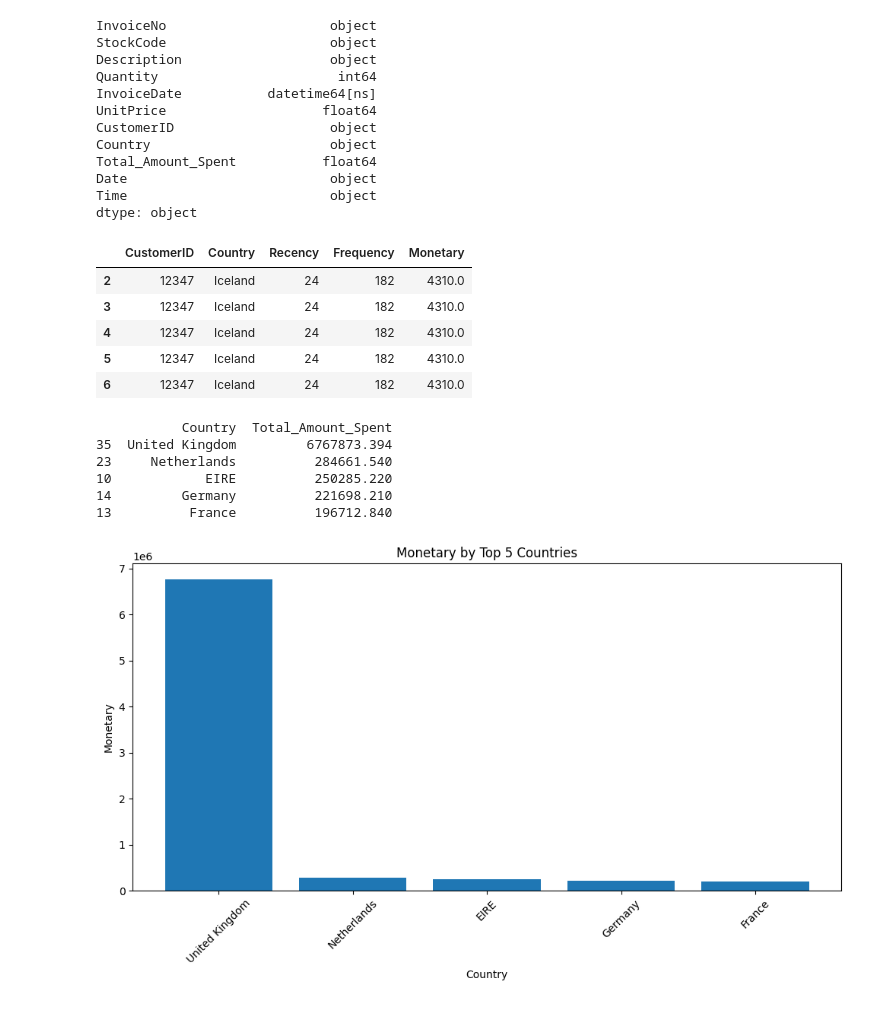
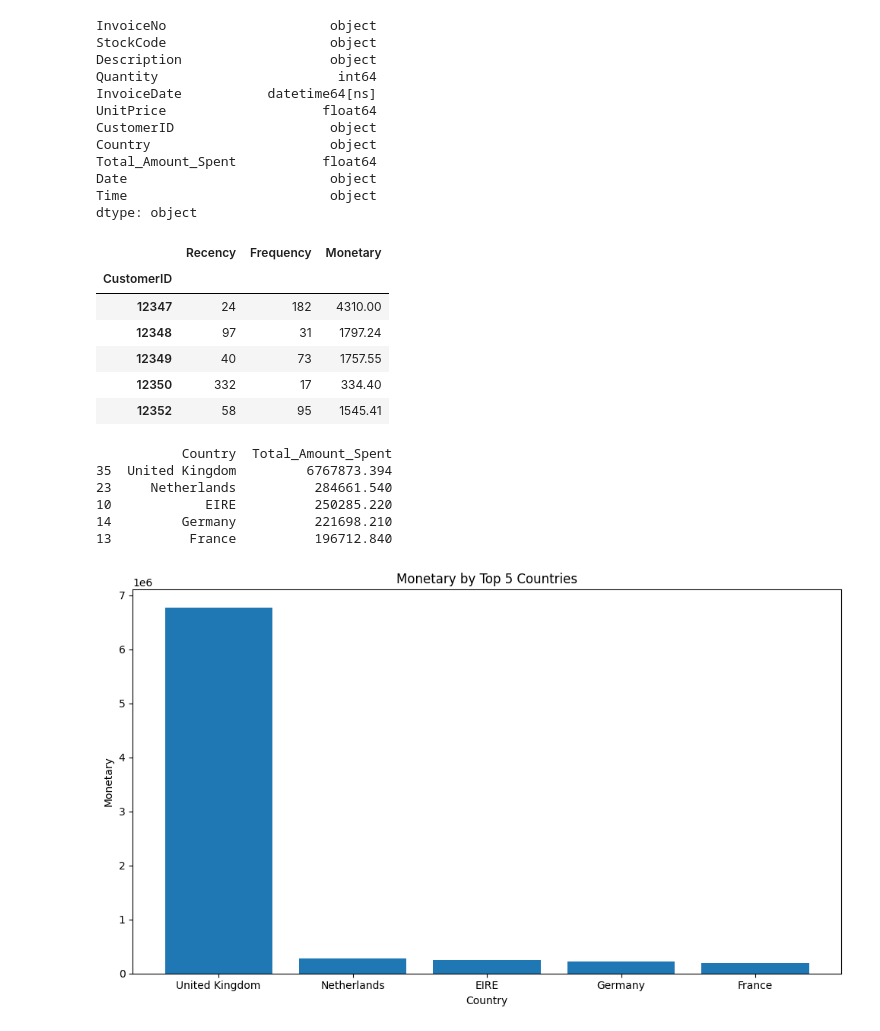
Before and after one commit to rhycha/ecommerce-transaction-data-analysis, a Jupyter notebook: app/src/code.ipynb, the cells around one changed output. Saved outputs shown, nothing was run; the diff lists cells and outputs as text; code cells hidden in the pictures.

Commit message:
Monetary_Product

```diff
--- a/app/src/code.ipynb
+++ b/app/src/code.ipynb
@@ -51,10 +53,6 @@ rfm_dataset.rename(columns = {
     inplace = True
 )
 
-
-rfm_dataset = rfm_dataset.merge(df_selected[['CustomerID', 'Country']], on='CustomerID', how='left')
-rfm_dataset = rfm_dataset[["CustomerID", 'Country', 'Recency', 'Frequency', 'Monetary']]
-
 # Filter rows with Monetary variable value not equal to 0
 rfm_dataset = rfm_dataset[rfm_dataset['Monetary'] != 0]
 
@@ -73,39 +71,38 @@ Total_Amount_Spent           float64
 Date                          object
 Time                          object
 dtype: object
-|  | CustomerID | Country | Recency | Frequency | Monetary |
-| 2 | 12347 | Iceland | 24 | 182 | 4310.0 |
-| 3 | 12347 | Iceland | 24 | 182 | 4310.0 |
-| 4 | 12347 | Iceland | 24 | 182 | 4310.0 |
-| 5 | 12347 | Iceland | 24 | 182 | 4310.0 |
-| 6 | 12347 | Iceland | 24 | 182 | 4310.0 |
+|  | Recency | Frequency | Monetary |
+| CustomerID |  |  |  |
+| 12347 | 24 | 182 | 4310.00 |
+| 12348 | 97 | 31 | 1797.24 |
+| 12349 | 40 | 73 | 1757.55 |
+| 12350 | 332 | 17 | 334.40 |
+| 12352 | 58 | 95 | 1545.41 |
 # %%
-import matplotlib.pyplot as plt
-
 Monetary_Country = df_selected[['Country', 'Total_Amount_Spent']]
 
 Monetary_Country= Monetary_Country.groupby('Country')['Total_Amount_Spent'].sum().reset_index()
 
 Monetary_Country = Monetary_Country.sort_values(by='Total_Amount_Spent', ascending=False)
 
 Monetary_Country = Monetary_Country.head(5)
 
 print(Monetary_Country)
 
 # Plot the graph
 plt.figure(figsize=(10, 6))
 plt.bar(Monetary_Country['Country'], Monetary_Country['Total_Amount_Spent'])
 plt.xlabel('Country')
 plt.ylabel('Monetary')
 plt.title('Monetary by Top 5 Countries')
-plt.xticks(rotation=45)
+plt.xticks(rotation=0)
 plt.tight_layout()
 plt.show()
 # %% [output]
            Country  Total_Amount_Spent
 35  United Kingdom         6767873.394
 23     Netherlands          284661.540
 10            EIRE          250285.220
 14         Germany          221698.210
 13          France          196712.840
-[figure, old version]
+[figure, new version]
```
Also changed, not shown: parts of 3 cells of this notebook.
